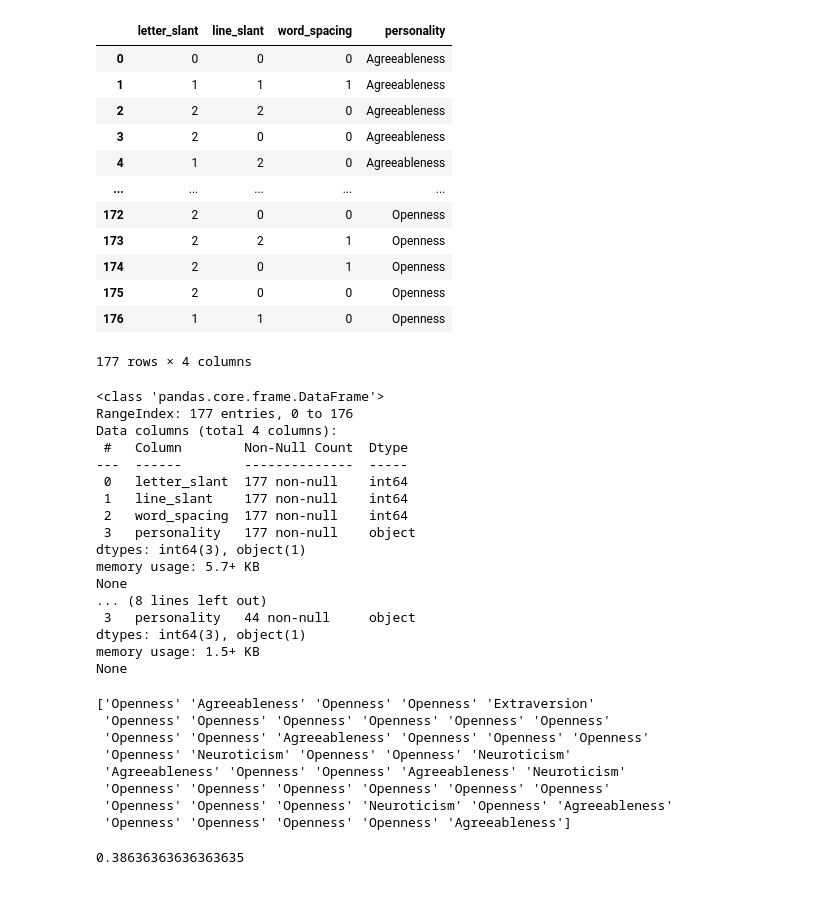
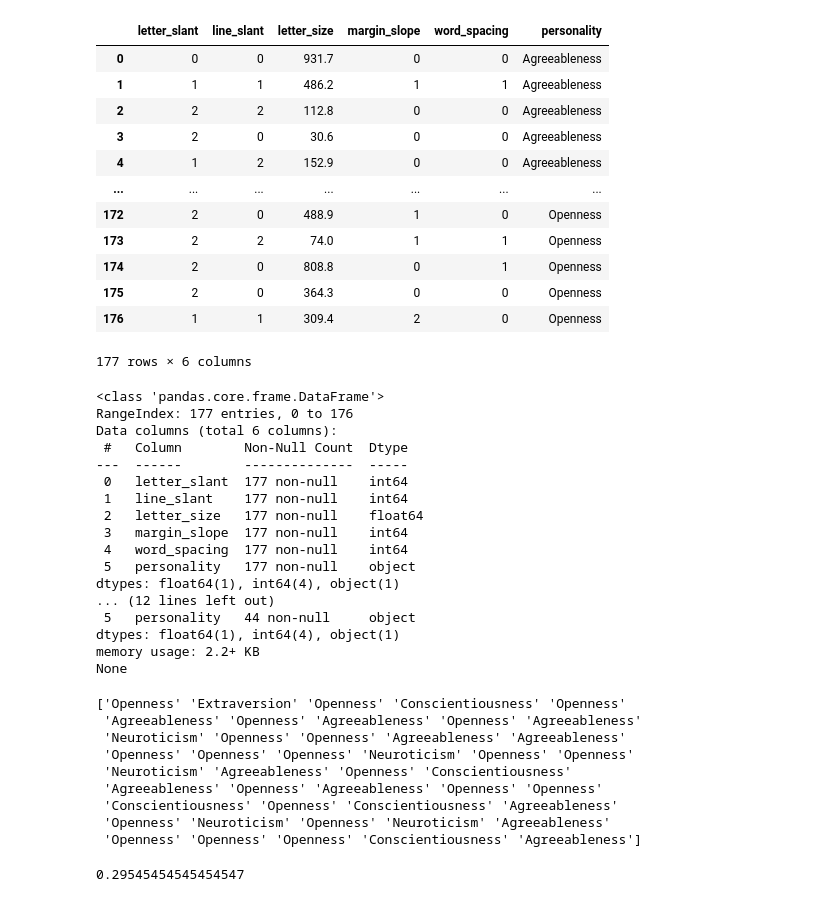
Before and after one commit to subhadip6869/Personality_Prediction, a Jupyter notebook: personality_randomforest.ipynb, the cells around one changed output. Saved outputs shown, nothing was run; the diff lists cells and outputs as text; code cells hidden in the pictures.

```diff
--- a/personality_randomforest.ipynb
+++ b/personality_randomforest.ipynb
@@ -83,68 +87,68 @@ df_test.dropna(inplace=True)
 # %%
 map_dict = {
     val: key
     for key, val in enumerate(df_train['letter_slant'].unique())
 }
 df_train['letter_slant'] = df_train['letter_slant'].map(map_dict)
 df_test['letter_slant'] = df_test['letter_slant'].map(map_dict)
 
 map_dict = {
     val: key
     for key, val in enumerate(df_train['line_slant'].unique())
 }
 df_train['line_slant'] = df_train['line_slant'].map(map_dict)
 df_test['line_slant'] = df_test['line_slant'].map(map_dict)
 
-# map_dict = {
-#     val: key
-#     for key, val in enumerate(df_train['margin_slope'].unique())
-# }
-# df_train['margin_slope'] = df_train['margin_slope'].map(map_dict)
-# df_test['margin_slope'] = df_test['margin_slope'].map(map_dict)
+map_dict = {
+    val: key
+    for key, val in enumerate(df_train['margin_slope'].unique())
+}
+df_train['margin_slope'] = df_train['margin_slope'].map(map_dict)
+df_test['margin_slope'] = df_test['margin_slope'].map(map_dict)
 
 map_dict = {
     val: key
     for key, val in enumerate(df_train['word_spacing'].unique())
 }
 df_train['word_spacing'] = df_train['word_spacing'].map(map_dict)
 df_test['word_spacing'] = df_test['word_spacing'].map(map_dict)
 
 df_train
 # %% [output]
-|  | letter_slant | line_slant | word_spacing | personality |
-| 0 | 0 | 0 | 0 | Agreeableness |
-| 1 | 1 | 1 | 1 | Agreeableness |
-| 2 | 2 | 2 | 0 | Agreeableness |
-| 3 | 2 | 0 | 0 | Agreeableness |
-| 4 | 1 | 2 | 0 | Agreeableness |
-| ... | ... | ... | ... | ... |
-| 172 | 2 | 0 | 0 | Openness |
-| 173 | 2 | 2 | 1 | Openness |
-| 174 | 2 | 0 | 1 | Openness |
-| 175 | 2 | 0 | 0 | Openness |
-| 176 | 1 | 1 | 0 | Openness |
+|  | letter_slant | line_slant | letter_size | margin_slope | word_spacing | personality |
+| 0 | 0 | 0 | 931.7 | 0 | 0 | Agreeableness |
+| 1 | 1 | 1 | 486.2 | 1 | 1 | Agreeableness |
+| 2 | 2 | 2 | 112.8 | 0 | 0 | Agreeableness |
+| 3 | 2 | 0 | 30.6 | 0 | 0 | Agreeableness |
+| 4 | 1 | 2 | 152.9 | 0 | 0 | Agreeableness |
+| ... | ... | ... | ... | ... | ... | ... |
+| 172 | 2 | 0 | 488.9 | 1 | 0 | Openness |
+| 173 | 2 | 2 | 74.0 | 1 | 1 | Openness |
+| 174 | 2 | 0 | 808.8 | 0 | 1 | Openness |
+| 175 | 2 | 0 | 364.3 | 0 | 0 | Openness |
+| 176 | 1 | 1 | 309.4 | 2 | 0 | Openness |
-177 rows × 4 columns
+177 rows × 6 columns
 # %%
 print(df_train.info())
 print(df_test.info())
 # %% [output]
 <class 'pandas.core.frame.DataFrame'>
 RangeIndex: 177 entries, 0 to 176
-Data columns (total 4 columns):
+Data columns (total 6 columns):
  #   Column        Non-Null Count  Dtype
 ---  ------        --------------  -----
  0   letter_slant  177 non-null    int64
  1   line_slant    177 non-null    int64
- 2   word_spacing  177 non-null    int64
- 3   personality   177 non-null    object
-dtypes: int64(3), object(1)
-memory usage: 5.7+ KB
+ 2   letter_size   177 non-null    float64
+ 3   margin_slope  177 non-null    int64
+ 4   word_spacing  177 non-null    int64
+ 5   personality   177 non-null    object
+dtypes: float64(1), int64(4), object(1)
+... (12 lines left out)
+ 5   personality   44 non-null     object
+dtypes: float64(1), int64(4), object(1)
+memory usage: 2.2+ KB
 None
-... (8 lines left out)
- 3   personality   44 non-null     object
-dtypes: int64(3), object(1)
-memory usage: 1.5+ KB
-None
 # %%
 x_train = df_train.drop('personality', axis=1)
 y_train = df_train['personality']
@@ -157,20 +161,21 @@ rf_res = rf.fit(x_train, y_train)
 y_pred = rf.predict(x_test)
 print(y_pred)
 # %% [output]
-['Openness' 'Agreeableness' 'Openness' 'Openness' 'Extraversion'
- 'Openness' 'Openness' 'Openness' 'Openness' 'Openness' 'Openness'
- 'Openness' 'Openness' 'Agreeableness' 'Openness' 'Openness' 'Openness'
- 'Openness' 'Neuroticism' 'Openness' 'Openness' 'Neuroticism'
- 'Agreeableness' 'Openness' 'Openness' 'Agreeableness' 'Neuroticism'
- 'Openness' 'Openness' 'Openness' 'Openness' 'Openness' 'Openness'
- 'Openness' 'Openness' 'Openness' 'Neuroticism' 'Openness' 'Agreeableness'
- 'Openness' 'Openness' 'Openness' 'Openness' 'Agreeableness']
+['Openness' 'Extraversion' 'Openness' 'Conscientiousness' 'Openness'
+ 'Agreeableness' 'Openness' 'Agreeableness' 'Openness' 'Agreeableness'
+ 'Neuroticism' 'Openness' 'Openness' 'Agreeableness' 'Agreeableness'
+ 'Openness' 'Openness' 'Openness' 'Neuroticism' 'Openness' 'Openness'
+ 'Neuroticism' 'Agreeableness' 'Openness' 'Conscientiousness'
+ 'Agreeableness' 'Openness' 'Agreeableness' 'Openness' 'Openness'
+ 'Conscientiousness' 'Openness' 'Conscientiousness' 'Agreeableness'
+ 'Openness' 'Neuroticism' 'Openness' 'Neuroticism' 'Agreeableness'
+ 'Openness' 'Openness' 'Openness' 'Conscientiousness' 'Agreeableness']
 # %%
 from sklearn.metrics import accuracy_score, confusion_matrix
 accuracy = accuracy_score(y_test, y_pred)
 accuracy
 # %% [output]
-0.38636363636363635
+0.29545454545454547
 # %%
 rf.feature_importances_
 # %% [output]
```
Also changed, not shown: parts of 6 cells of this notebook, 5 other files.
